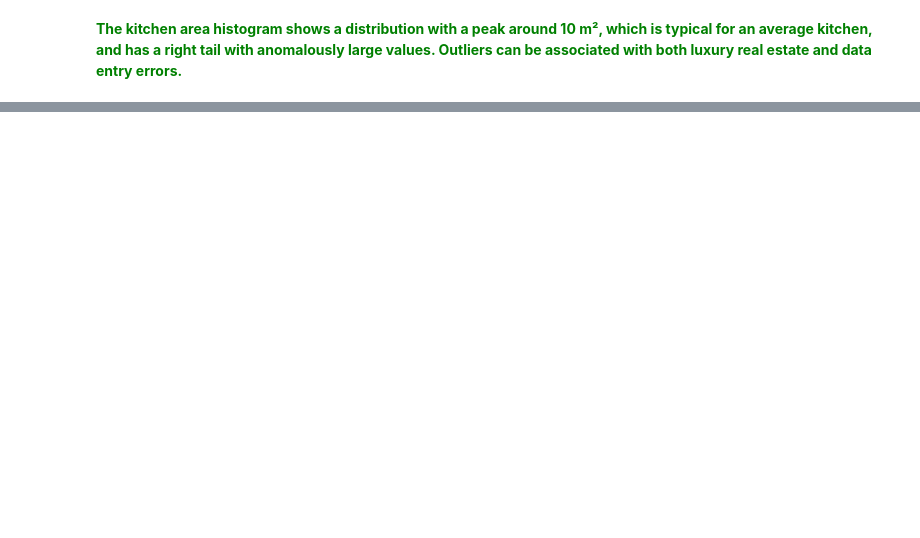
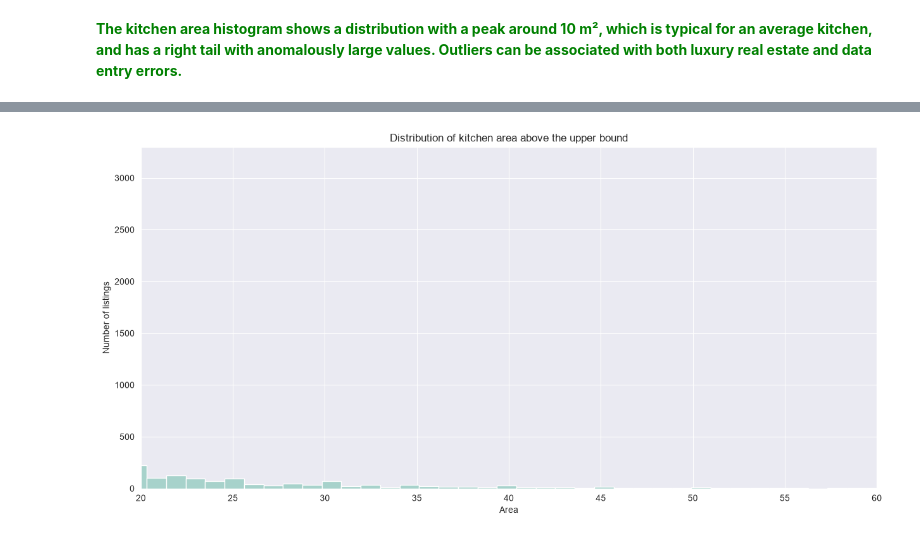
Before and after one commit to nellysmnnn/Exploratory-Data-Analysis, a Jupyter notebook: 1ed2335d-84ee-47f6-a5e9-16670a2ef61c.ipynb, the cells around one changed output, grey strips where cells are left out. Drawn from its saved outputs; the diff is of its cells as text; code cells hidden in the pictures; blank space fills up the shorter version.

```diff
--- a/1ed2335d-84ee-47f6-a5e9-16670a2ef61c.ipynb
+++ b/1ed2335d-84ee-47f6-a5e9-16670a2ef61c.ipynb
@@ -266,10 +497,12 @@ filtered_data['kitchen_area'].plot(kind='box', showfliers=False)
 # %%
 filtered_data['kitchen_area'].hist(bins = 100, figsize = (15, 7), color='#A7D2CB')
 plt.xlim(20, 60)
 
-plt.title('Распределение значений площади кухни выше верхней границы')
-plt.xlabel('Площадь')
-plt.ylabel('Количество объявлений')
+plt.title('Distribution of kitchen area above the upper bound')
+plt.xlabel('Area')
+plt.ylabel('Number of listings')
 plt.show()
+# %% [output]
+[figure, added]
 # %%
 filtered_data['kitchen_area'].describe()
```
Also changed, not shown: parts of 188 cells of this notebook.
